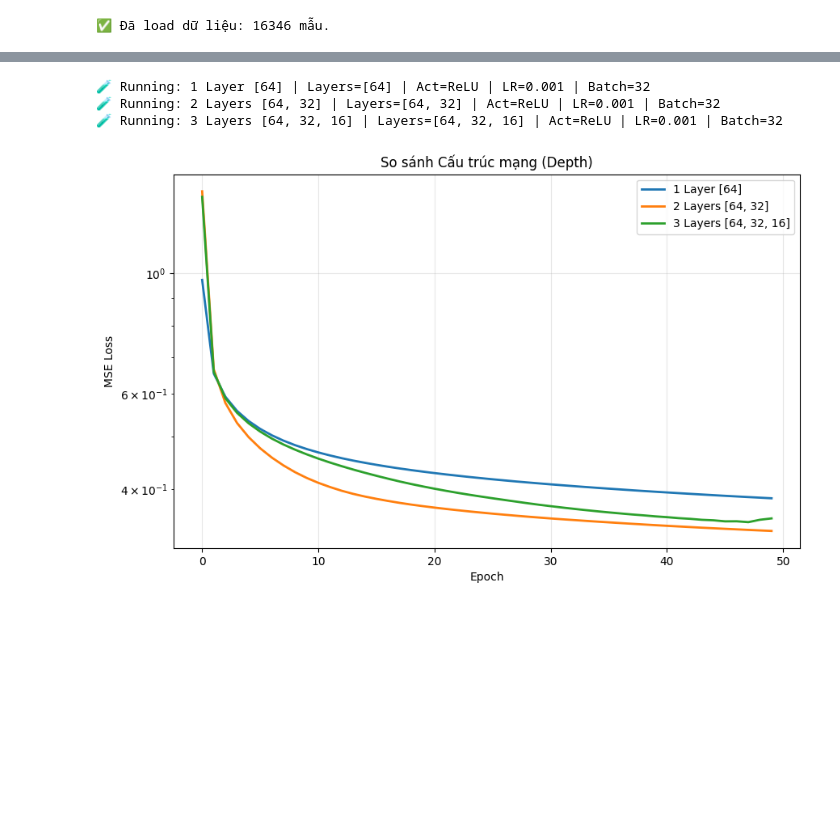
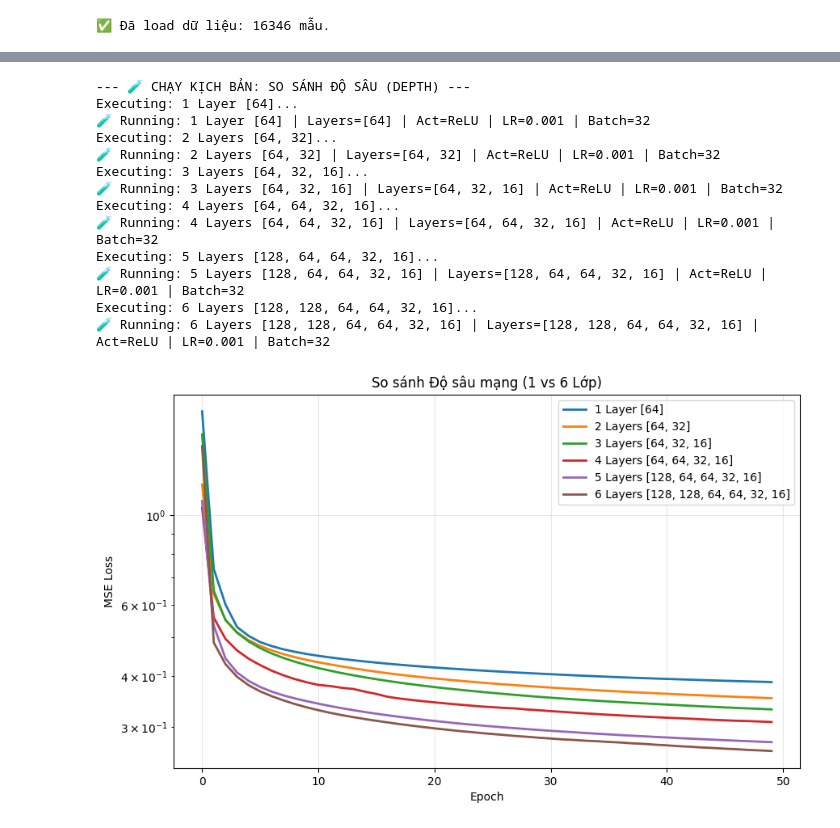
Before and after one commit to bush-le/mlp-california-housing-price-prediction, a Jupyter notebook: notebooks/05_experiments.ipynb, the cells around one changed output, grey strips where cells are left out. Drawn from its saved outputs; the diff is of its cells as text; code cells hidden in the pictures; blank space fills up the shorter version.

```diff
--- a/notebooks/05_experiments.ipynb
+++ b/notebooks/05_experiments.ipynb
@@ -121,22 +121,52 @@ plot_results(results_act, "So sánh Hàm kích hoạt (Activation)")
 # %%
+# [CELL TIẾP THEO] - Kịch bản: So sánh Độ sâu (Depth)
+print("\n--- 🧪 CHẠY KỊCH BẢN: SO SÁNH ĐỘ SÂU (DEPTH) ---")
+
+# Định nghĩa các cấu trúc mạng từ nông đến sâu
 structures = [
+    # Các cấu trúc cũ
     ("1 Layer [64]", [64]),
     ("2 Layers [64, 32]", [64, 32]),
-    ("3 Layers [64, 32, 16]", [64, 32, 16])
+    ("3 Layers [64, 32, 16]", [64, 32, 16]),
+
+    # --- CÁC CẤU TRÚC MỚI (SÂU HƠN) ---
+    ("4 Layers [64, 64, 32, 16]", [64, 64, 32, 16]),
+    # Với mạng 5-6 lớp, ta nên mở rộng lớp đầu ra 128 để tránh mất mát thông tin quá sớm
+    ("5 Layers [128, 64, 64, 32, 16]", [128, 64, 64, 32, 16]),
+    ("6 Layers [128, 128, 64, 64, 32, 16]", [128, 128, 64, 64, 32, 16])
 ]
+
 results_depth = {}
 
 for name, layers in structures:
-    # Dùng BEST_LR và ReLU (vì ReLU đã thắng ở bài trước)
-    history = run_experiment(name, hidden_layers=layers, activation_cls=ReLU, learning_rate=BEST_LR)
+    print(f"Executing: {name}...")
+    # Lưu ý: Với mạng sâu (5-6 lớp), ReLU cực kỳ quan trọng để tránh Vanishing Gradient
+    history = run_experiment(
+        name=name,
+        hidden_layers=layers,
+        activation_cls=ReLU,     # Bắt buộc dùng ReLU cho mạng sâu
+        learning_rate=0.001,     # Dùng learning rate ổn định (hoặc thay bằng BEST_LR của bạn)
+        epochs=50                # Mạng sâu có thể cần nhiều epochs hơn để hội tụ
+    )
     results_depth[name] = history
 
-plot_results(results_depth, "So sánh Cấu trúc mạng (Depth)")
+# Vẽ biểu đồ so sánh
+plot_results(results_depth, "So sánh Độ sâu mạng (1 vs 6 Lớp)")
 # %% [output]
+--- 🧪 CHẠY KỊCH BẢN: SO SÁNH ĐỘ SÂU (DEPTH) ---
+Executing: 1 Layer [64]...
 🧪 Running: 1 Layer [64] | Layers=[64] | Act=ReLU | LR=0.001 | Batch=32
+Executing: 2 Layers [64, 32]...
 🧪 Running: 2 Layers [64, 32] | Layers=[64, 32] | Act=ReLU | LR=0.001 | Batch=32
+Executing: 3 Layers [64, 32, 16]...
 🧪 Running: 3 Layers [64, 32, 16] | Layers=[64, 32, 16] | Act=ReLU | LR=0.001 | Batch=32
+Executing: 4 Layers [64, 64, 32, 16]...
+🧪 Running: 4 Layers [64, 64, 32, 16] | Layers=[64, 64, 32, 16] | Act=ReLU | LR=0.001 | Batch=32
+Executing: 5 Layers [128, 64, 64, 32, 16]...
+🧪 Running: 5 Layers [128, 64, 64, 32, 16] | Layers=[128, 64, 64, 32, 16] | Act=ReLU | LR=0.001 | Batch=32
+Executing: 6 Layers [128, 128, 64, 64, 32, 16]...
+🧪 Running: 6 Layers [128, 128, 64, 64, 32, 16] | Layers=[128, 128, 64, 64, 32, 16] | Act=ReLU | LR=0.001 | Batch=32
-[figure, old version]
+[figure, new version]
 # %%
 # [CELL TIẾP THEO] - Kịch bản 4: So sánh Batch Size
 print("\n--- 🧪 CHẠY KỊCH BẢN 4: BATCH SIZE ---")
```
Also changed, not shown: parts of 6 cells of this notebook.
